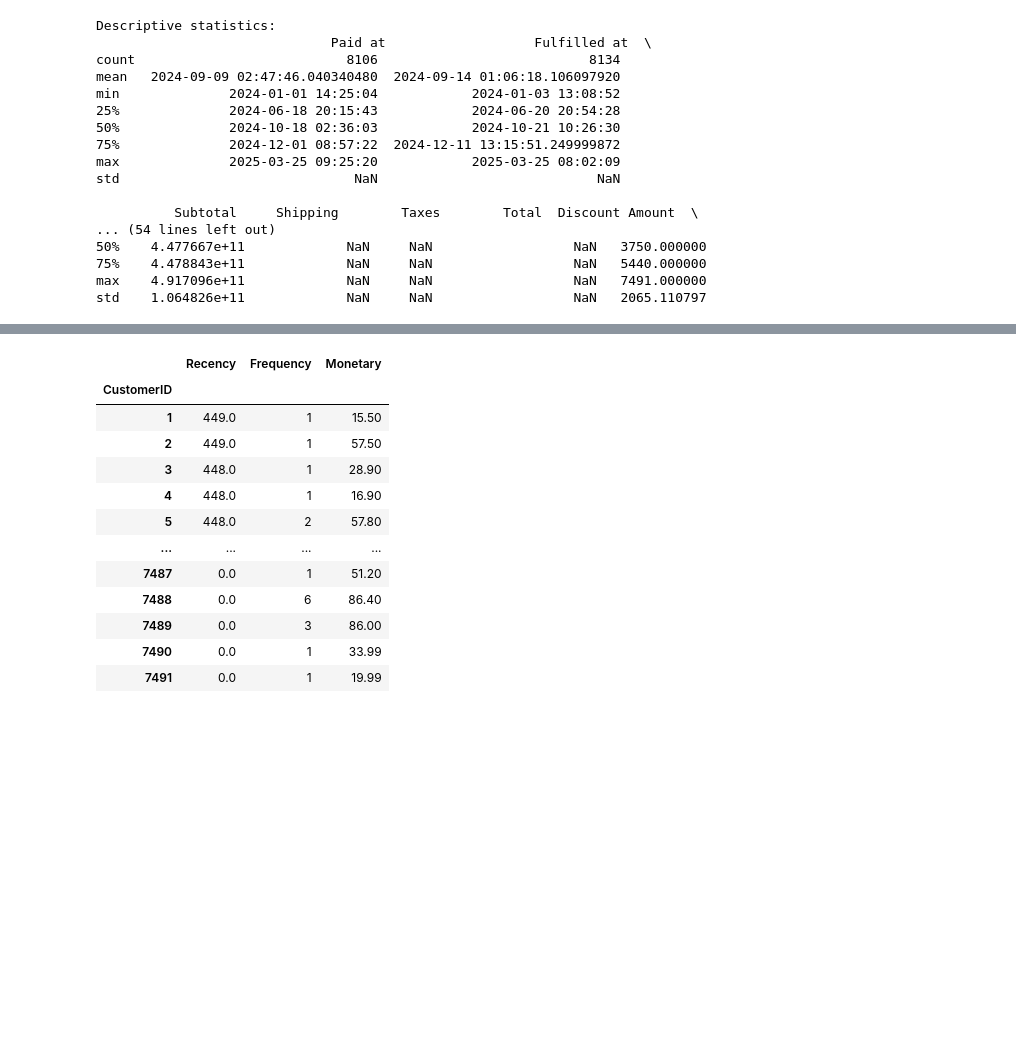
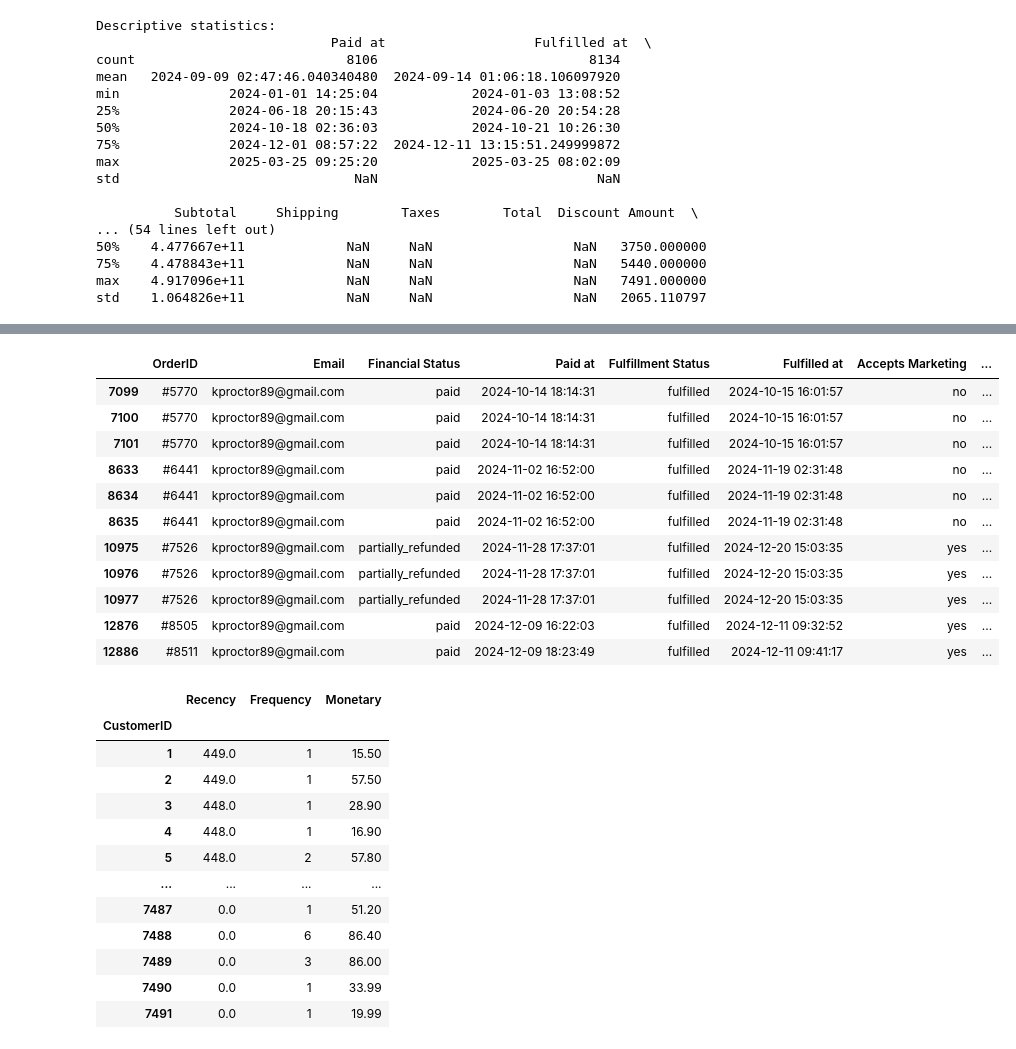
Before and after one commit to lamkimsim/WickGuru, a Jupyter notebook: Customer_Segmentation_Analysis.ipynb, the cells around one changed output, grey strips where cells are left out. Saved outputs shown, nothing was run; the diff lists cells and outputs as text; code cells hidden in the pictures; blank space fills up the shorter version.

```diff
--- a/Customer_Segmentation_Analysis.ipynb
+++ b/Customer_Segmentation_Analysis.ipynb
@@ -274,0 +213,2 @@ std    1.064826e+11             NaN     NaN                  NaN   2065.110797
+# %%
+df['Paid at date'] = df['Paid at'].dt.date
@@ -275 +291,16 @@ std    1.064826e+11             NaN     NaN                  NaN   2065.110797
+# %%
+df[df['CustomerID'] == 3698]
+# %% [output]
+|  | OrderID | Email | Financial Status | Paid at | Fulfillment Status | Fulfilled at | Accepts Marketing | ... |
+| 7099 | #5770 | kproctor89@gmail.com | paid | 2024-10-14 18:14:31 | fulfilled | 2024-10-15 16:01:57 | no | ... |
+| 7100 | #5770 | kproctor89@gmail.com | paid | 2024-10-14 18:14:31 | fulfilled | 2024-10-15 16:01:57 | no | ... |
+| 7101 | #5770 | kproctor89@gmail.com | paid | 2024-10-14 18:14:31 | fulfilled | 2024-10-15 16:01:57 | no | ... |
+| 8633 | #6441 | kproctor89@gmail.com | paid | 2024-11-02 16:52:00 | fulfilled | 2024-11-19 02:31:48 | no | ... |
+| 8634 | #6441 | kproctor89@gmail.com | paid | 2024-11-02 16:52:00 | fulfilled | 2024-11-19 02:31:48 | no | ... |
+| 8635 | #6441 | kproctor89@gmail.com | paid | 2024-11-02 16:52:00 | fulfilled | 2024-11-19 02:31:48 | no | ... |
+| 10975 | #7526 | kproctor89@gmail.com | partially_refunded | 2024-11-28 17:37:01 | fulfilled | 2024-12-20 15:03:35 | yes | ... |
+| 10976 | #7526 | kproctor89@gmail.com | partially_refunded | 2024-11-28 17:37:01 | fulfilled | 2024-12-20 15:03:35 | yes | ... |
+| 10977 | #7526 | kproctor89@gmail.com | partially_refunded | 2024-11-28 17:37:01 | fulfilled | 2024-12-20 15:03:35 | yes | ... |
+| 12876 | #8505 | kproctor89@gmail.com | paid | 2024-12-09 16:22:03 | fulfilled | 2024-12-11 09:32:52 | yes | ... |
+| 12886 | #8511 | kproctor89@gmail.com | paid | 2024-12-09 18:23:49 | fulfilled | 2024-12-11 09:41:17 | yes | ... |
 # %%
```
Also changed, not shown: parts of 23 cells of this notebook.
